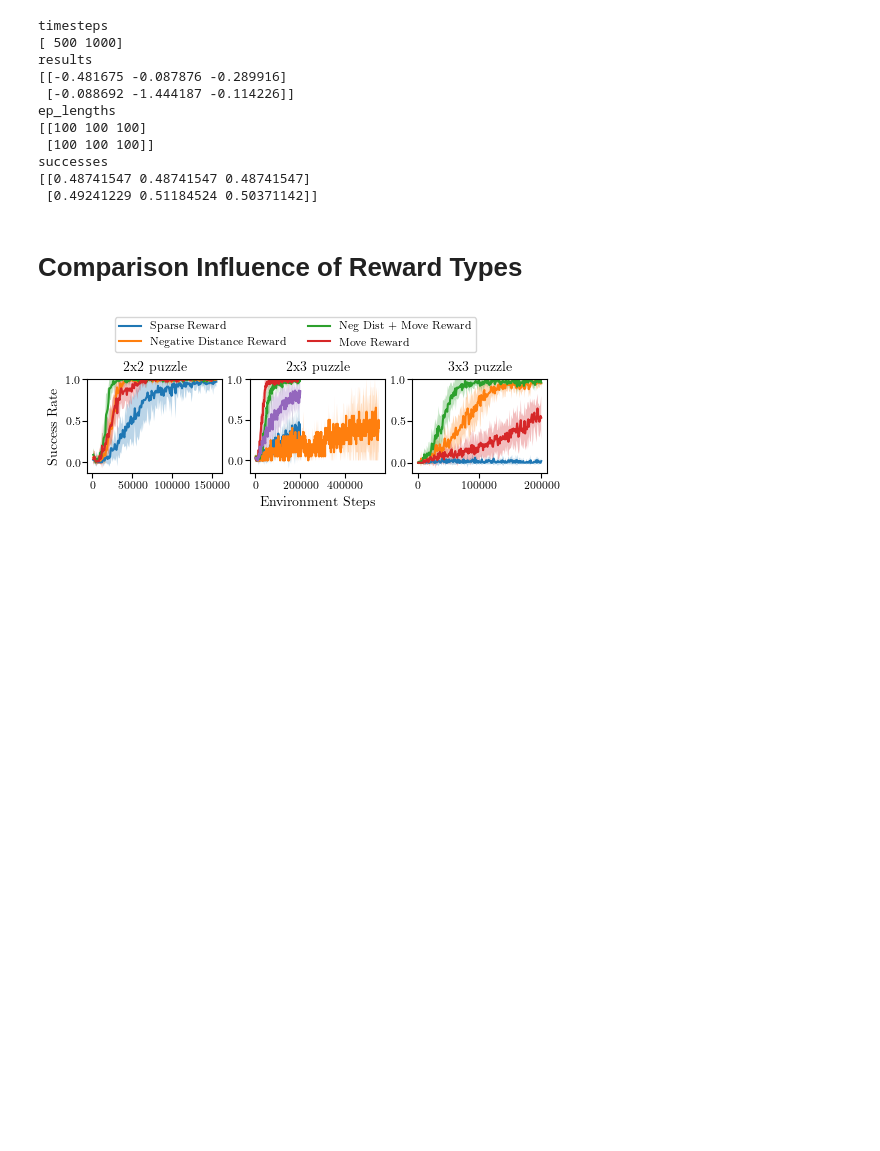
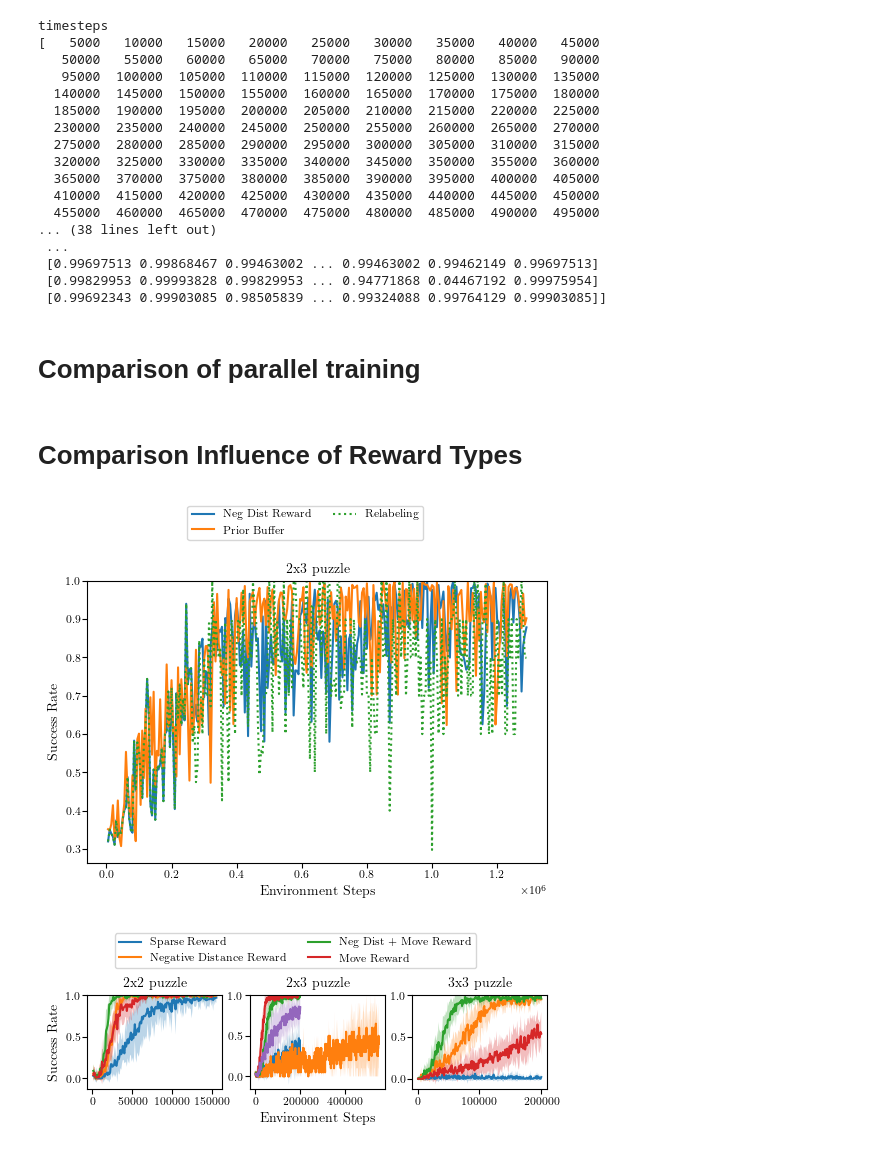
Before and after one commit to rosa-wolf/Multi-Phase-Skill-Learning-SlidingPuzzle, a Jupyter notebook: eval_data.ipynb, the cells around one changed output. Saved outputs shown, nothing was run; the diff lists cells and outputs as text; code cells hidden in the pictures; blank space fills up the shorter version.

```diff
--- a/eval_data.ipynb
+++ b/eval_data.ipynb
@@ -74,7 +74,7 @@ def gather_data(path, x, idx):
 
     return y_data_returns, y_data_succ
 # %%
-path = ["/home/rosa/Documents/Uni/Masterarbeit/SEADS_SlidingPuzzle/SAC/checkpoints/parallel2x2_num_skills2_sparseFalse_relabelingFalse_priorbufferFalse/evaluations.npz"]
+path = ["/home/rosa/Documents/Uni/Masterarbeit/checkpoints/parallel2x3-prior_num_skills3_sparseFalse_relabelingFalse_priorbufferTrue/evaluations.npz"]
 
 data = np.load(path[0], mmap_mode='r')
 
@@ -83,18 +83,74 @@ for k in data.keys():
     print(data[k])
 # %% [output]
 timesteps
-[ 500 1000]
-results
-[[-0.481675 -0.087876 -0.289916]
- [-0.088692 -1.444187 -0.114226]]
-ep_lengths
-[[100 100 100]
- [100 100 100]]
-successes
-[[0.48741547 0.48741547 0.48741547]
- [0.49241229 0.51184524 0.50371142]]
+[   5000   10000   15000   20000   25000   30000   35000   40000   45000
+   50000   55000   60000   65000   70000   75000   80000   85000   90000
+   95000  100000  105000  110000  115000  120000  125000  130000  135000
+  140000  145000  150000  155000  160000  165000  170000  175000  180000
+  185000  190000  195000  200000  205000  210000  215000  220000  225000
+  230000  235000  240000  245000  250000  255000  260000  265000  270000
+  275000  280000  285000  290000  295000  300000  305000  310000  315000
+  320000  325000  330000  335000  340000  345000  350000  355000  360000
+  365000  370000  375000  380000  385000  390000  395000  400000  405000
+  410000  415000  420000  425000  430000  435000  440000  445000  450000
+  455000  460000  465000  470000  475000  480000  485000  490000  495000
+... (38 lines left out)
+ ...
+ [0.99697513 0.99868467 0.99463002 ... 0.99463002 0.99462149 0.99697513]
+ [0.99829953 0.99993828 0.99829953 ... 0.94771868 0.04467192 0.99975954]
+ [0.99692343 0.99903085 0.98505839 ... 0.99324088 0.99764129 0.99903085]]
+# %% [markdown]
+# **Comparison of parallel training**
+# %%
+shaping_2x3 = ["/home/rosa/Documents/Uni/Masterarbeit/checkpoints/parallel2x3_num_skills3_sparseFalse_relabelingFalse_priorbufferFalse/evaluations.npz"]
+
+prior_2x3 = ["/home/rosa/Documents/Uni/Masterarbeit/checkpoints/parallel2x3-prior_num_skills3_sparseFalse_relabelingFalse_priorbufferTrue/evaluations.npz"]
+
+relabel_2x3 = ["/home/rosa/Documents/Uni/Masterarbeit/checkpoints/parallel2x3-relabel_num_skills3_sparseFalse_relabelingTrue_priorbufferFalse/evaluations.npz"]
+# %%
+x = np.load(shaping_2x3[0], mmap_mode='r')["timesteps"]
+idx = np.where(x <= 1290000)
+x = x[idx]
+
+returns_shaping_2x3, succ_shaping_2x3 = gather_data(shaping_2x3, x, idx)
+returns_prior_2x3, succ_prior_2x3 = gather_data(prior_2x3, x, idx)
+returns_relabel_2x3, succ_relabel_2x3 = gather_data(relabel_2x3, x, idx)
+
+mean_succ_shaping_2x3, std_succ_shaping_2x3 = compute_mean_std(succ_shaping_2x3)
+mean_succ_prior_2x3, std_succ_prior_2x3 = compute_mean_std(succ_prior_2x3)
+mean_succ_relabel_2x3, std_succ_relabel_2x3 = compute_mean_std(succ_relabel_2x3)
+#mean_succ_negdist_2x2_8skills, std_succ_negdist_2x2_8skills = compute_mean_std(succ_negdist_2x2_8skills)
 # %% [markdown]
 # **Comparison Influence of Reward Types**
+# %%
+fig, ax = plt.subplots(1, 1, figsize=(TEXTWIDTH +0.15, (TEXTWIDTH + 0.15) * (5**.5 - 1) / (2)))
+
+# 2x2 puzzle
+# 2 skills
+ax.plot(x, mean_succ_shaping_2x3, label="Neg Dist Reward")
+ax.fill_between(x, mean_succ_shaping_2x3 + std_succ_shaping_2x3, mean_succ_shaping_2x3 - std_succ_shaping_2x3, alpha=0.3)
+
+ax.plot(x, mean_succ_prior_2x3, label="Prior Buffer")
+ax.fill_between(x, mean_succ_prior_2x3 + std_succ_shaping_2x3, mean_succ_prior_2x3 - std_succ_prior_2x3, alpha=0.3)
+
+ax.plot(x, mean_succ_relabel_2x3, ':', label="Relabeling")
+ax.fill_between(x, mean_succ_relabel_2x3 + std_succ_relabel_2x3, mean_succ_relabel_2x3 - std_succ_relabel_2x3, alpha=0.3)
+
+
+
+ax.set_ylim(top=1.)
+ax.set_title("2x3 puzzle")
+
+ax.set_xlabel('Environment Steps')
+ax.set_ylabel('Success Rate')
+handles, labels = ax.get_legend_handles_labels()
+fig.legend(handles, labels, ncol=2, bbox_to_anchor=(0.7,1.1))
+plt.savefig("Comparison-Reward_Shaping.pdf",
+            bbox_inches='tight', dpi=plt.gcf().dpi)#,
+            #dpi=1000)
+plt.show()
+# %% [output]
+[figure, added]
 # %%
 path_negdist_2x2_8skills = ["/home/rosa/Documents/Uni/Masterarbeit/checkpoints_predefined/2x2/2x2_8skills_predefined_neg_distTrue_movementFalse_sparseFalse_seed123456/evaluations.npz",
                     "/home/rosa/Documents/Uni/Masterarbeit/checkpoints_predefined/2x2/2x2_8skills_predefined_neg_distTrue_movementFalse_sparseFalse_seed126224/evaluations.npz",
```
Also changed, not shown: 6 other files.
